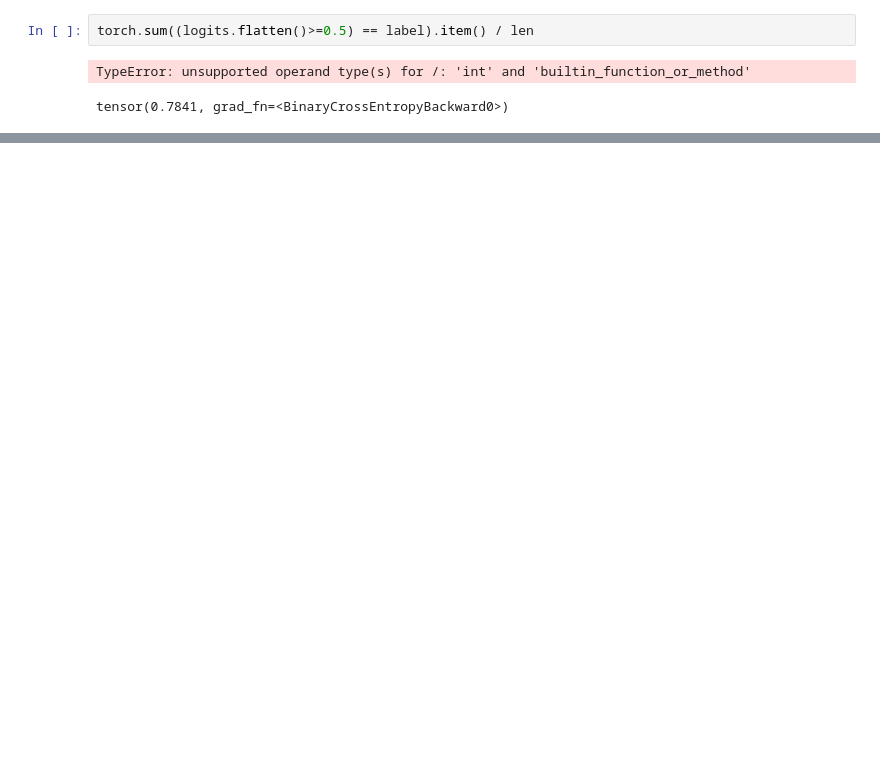
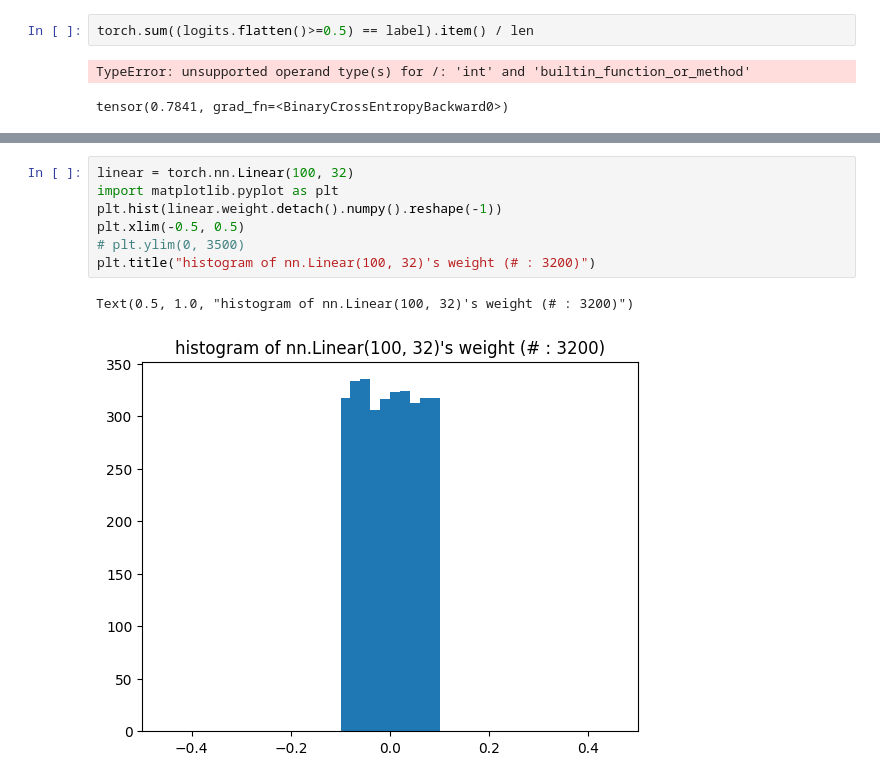
Before and after one commit to kyeongchan92/NeuMF, a Jupyter notebook: test.ipynb, the cells around one changed output, grey strips where cells are left out. Saved outputs shown, nothing was run; the diff lists cells and outputs as text; blank space fills up the shorter version.

```diff
--- a/test.ipynb
+++ b/test.ipynb
@@ -291,0 +299,10 @@ tensor(0.7841, grad_fn=<BinaryCrossEntropyBackward0>)
+# %%
+linear = torch.nn.Linear(100, 32)
+import matplotlib.pyplot as plt
+plt.hist(linear.weight.detach().numpy().reshape(-1))
+plt.xlim(-0.5, 0.5)
+# plt.ylim(0, 3500)
+plt.title("histogram of nn.Linear(100, 32)'s weight (# : 3200)")
+# %% [output]
+Text(0.5, 1.0, "histogram of nn.Linear(100, 32)'s weight (# : 3200)")
+[figure, added]
```
Also changed, not shown: parts of 86 cells of this notebook, 10 other files.
